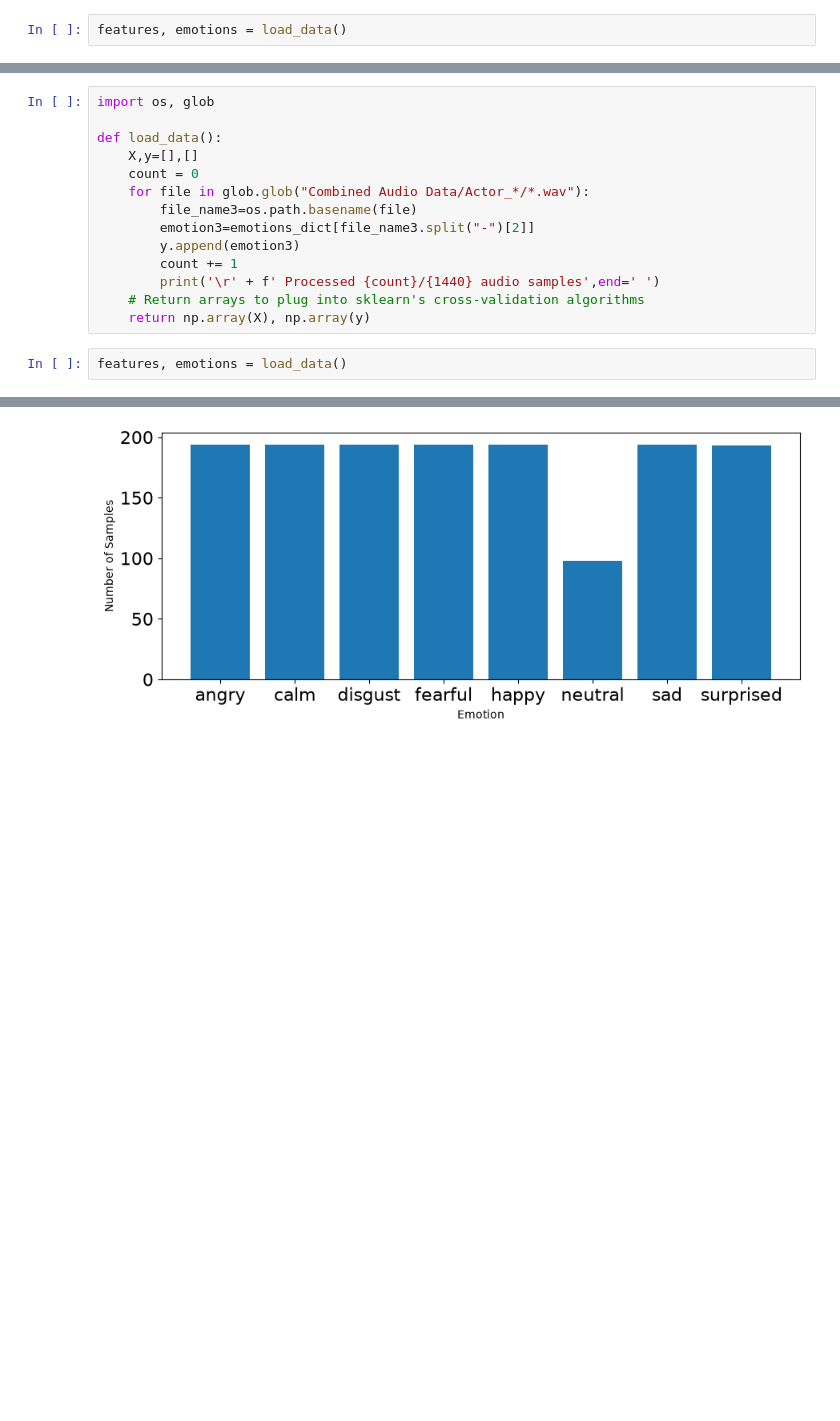
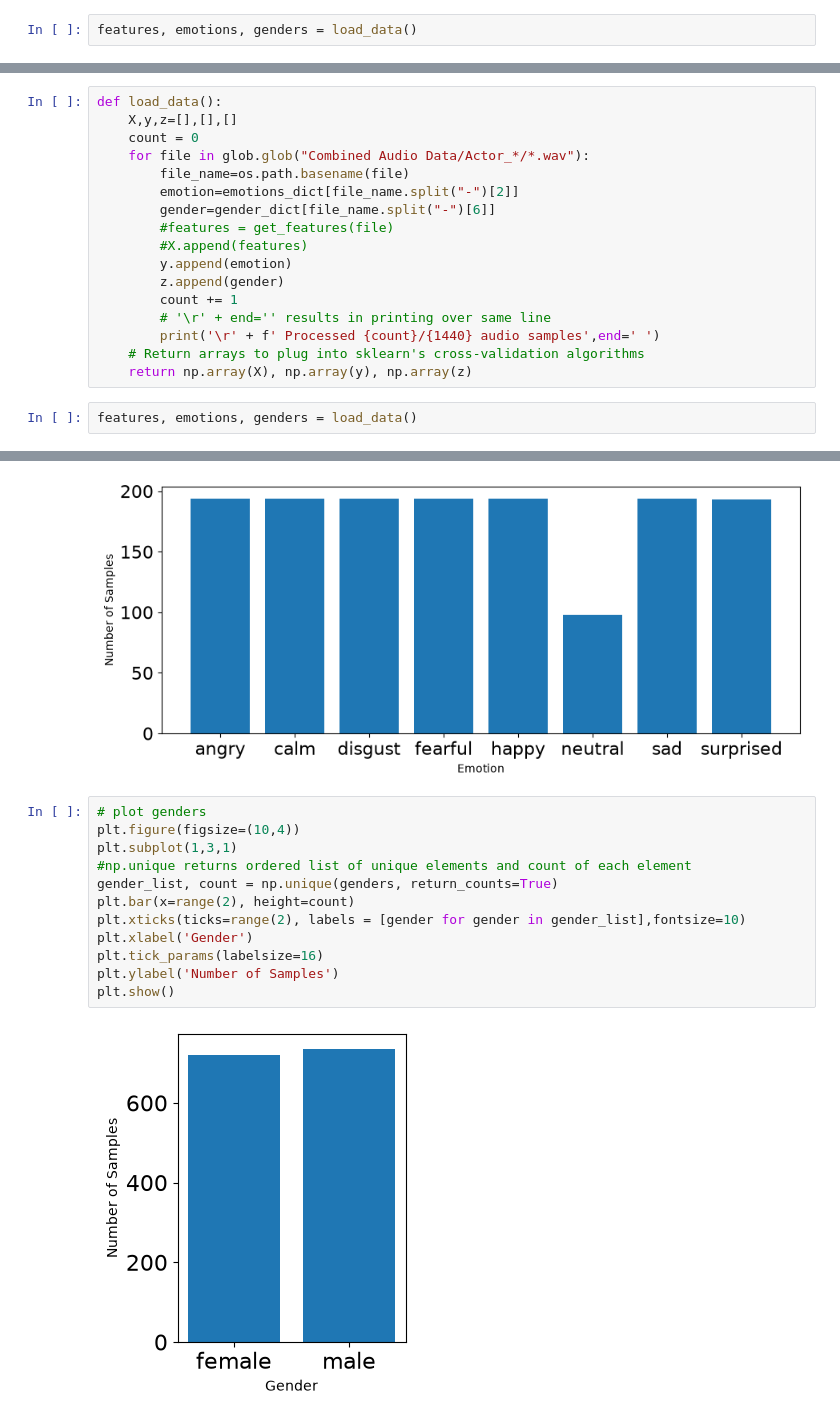
Before and after one commit to Rakko-Yumiya/Week2-DataPreprocessing, a Jupyter notebook: Week 2.ipynb, the cells around one changed output, grey strips where cells are left out. Drawn from its saved outputs; the diff is of its cells as text; blank space fills up the shorter version.

```diff
--- a/Week 2.ipynb
+++ b/Week 2.ipynb
@@ -726,5 +754,5 @@ def load_data():
 # %%
-features, emotions = load_data()
+features, emotions, genders = load_data()
 # %% [output]
  Processed 16/1440 audio samples
 # %%
@@ -755,19 +783,22 @@ ipd.Audio(audio_files_homebrew[2])
 # %%
-import os, glob
-
 def load_data():
-    X,y=[],[]
+    X,y,z=[],[],[]
     count = 0
     for file in glob.glob("Combined Audio Data/Actor_*/*.wav"):
-        file_name3=os.path.basename(file)
-        emotion3=emotions_dict[file_name3.split("-")[2]]
-        y.append(emotion3)
+        file_name=os.path.basename(file)
+        emotion=emotions_dict[file_name.split("-")[2]]
+        gender=gender_dict[file_name.split("-")[6]]
+        #features = get_features(file)
+        #X.append(features)
+        y.append(emotion)
+        z.append(gender)
         count += 1
+        # '\r' + end='' results in printing over same line
         print('\r' + f' Processed {count}/{1440} audio samples',end=' ')
     # Return arrays to plug into sklearn's cross-validation algorithms
-    return np.array(X), np.array(y)
+    return np.array(X), np.array(y), np.array(z)
 # %%
-features, emotions = load_data()
+features, emotions, genders = load_data()
 # %% [output]
  Processed 1455/1440 audio samples
 # %%
@@ -784,3 +815,17 @@ plt.ylabel('Number of Samples')
 plt.show()
 # %% [output]
 [figure]
+# %%
+# plot genders
+plt.figure(figsize=(10,4))
+plt.subplot(1,3,1)
+#np.unique returns ordered list of unique elements and count of each element
+gender_list, count = np.unique(genders, return_counts=True)
+plt.bar(x=range(2), height=count)
+plt.xticks(ticks=range(2), labels = [gender for gender in gender_list],fontsize=10)
+plt.xlabel('Gender')
+plt.tick_params(labelsize=16)
+plt.ylabel('Number of Samples')
+plt.show()
+# %% [output]
+[figure, added]
```
Also changed, not shown: parts of 7 cells of this notebook.
